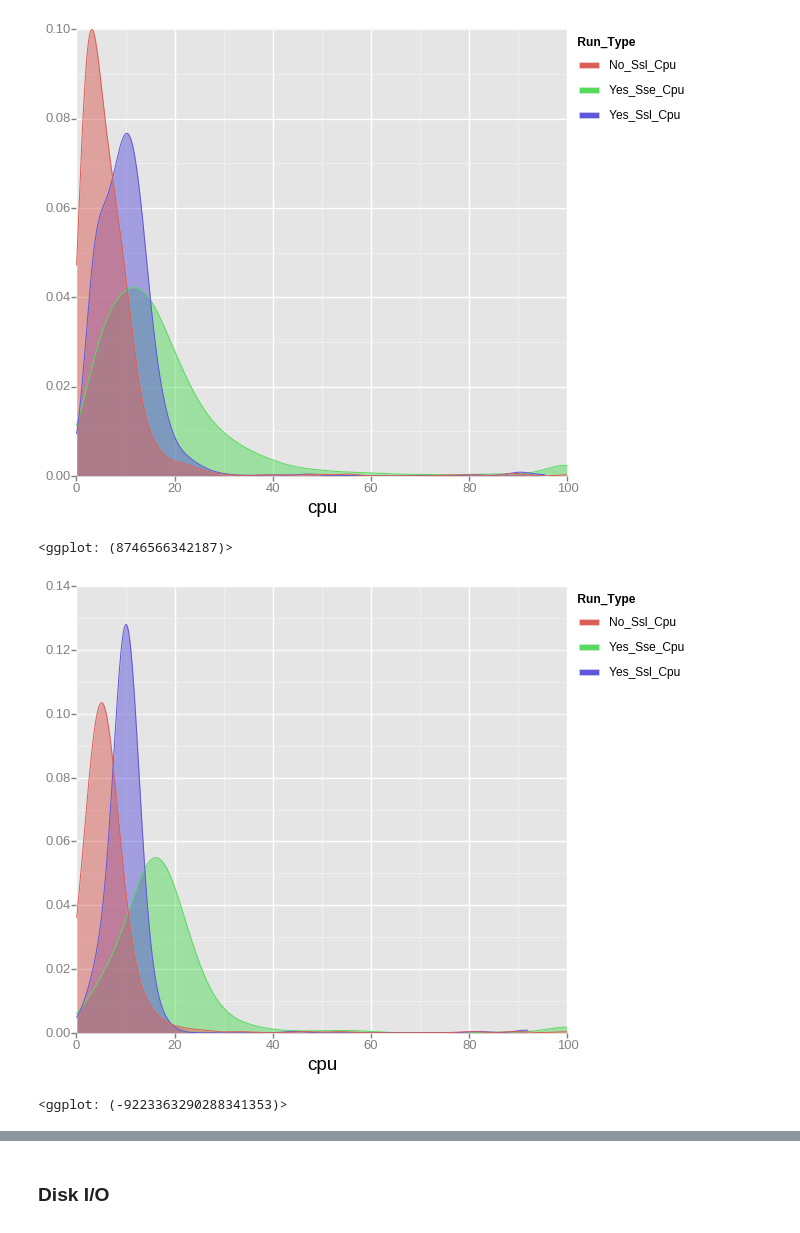
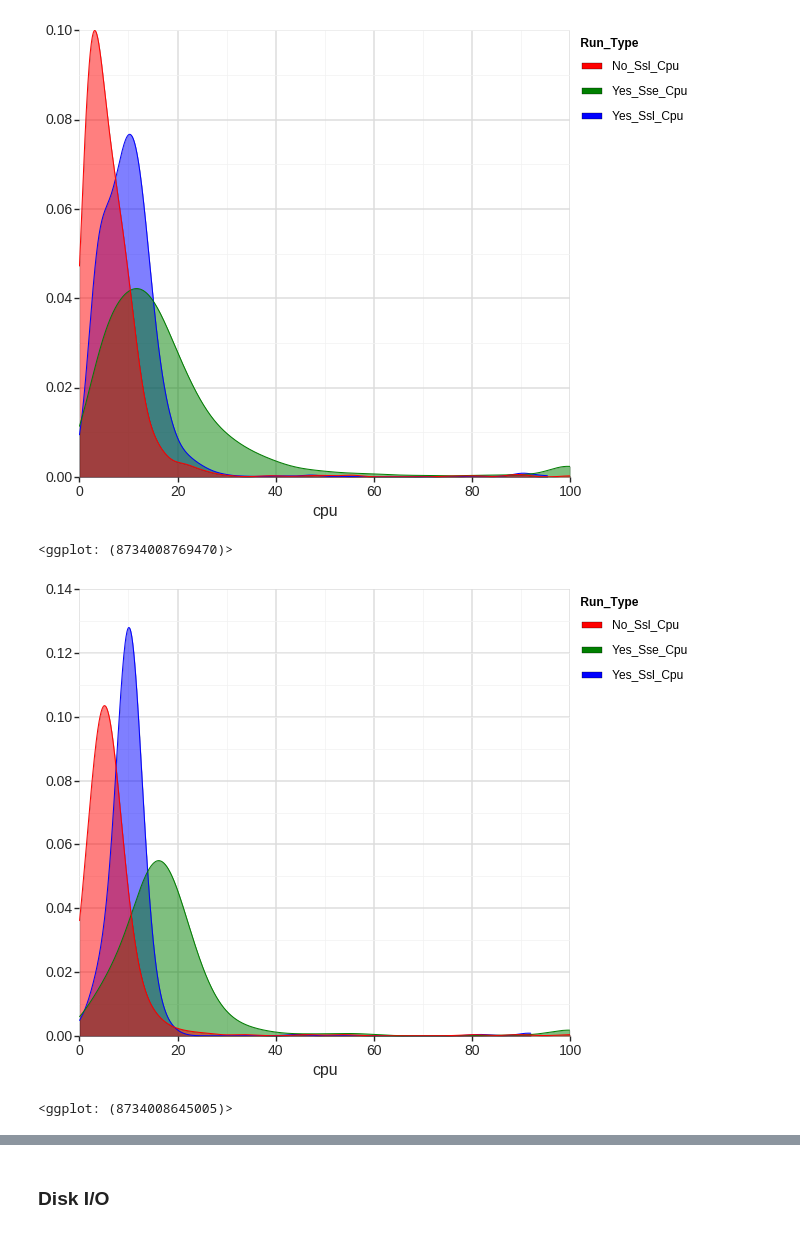
Before and after one commit to philipsoutham/aws-encryption-performance, a Jupyter notebook: To crypto, or not to crypto...-Copy1.ipynb, the cells around one changed output, grey strips where cells are left out. Saved outputs shown, nothing was run; the diff lists cells and outputs as text; code cells hidden in the pictures.

```diff
--- a/To crypto, or not to crypto...-Copy1.ipynb
+++ b/To crypto, or not to crypto...-Copy1.ipynb
@@ -145,12 +95,13 @@ s
 # %%
-ggplot(aes(x='cpu',  color='run_type', fill='run_type'), data=df) + geom_density(alpha=.5)
+ggplot(aes(x='cpu',  color='run_type', fill='run_type'), data=df) +\
+geom_density(alpha=.5)+scale_color_manual(values=["red", "green", "blue"])+theme_seaborn(context='talk',style="whitegrid")
 # %% [output]
-[figure, old version]
+[figure, new version]
-<ggplot: (8746566342187)>
+<ggplot: (8734008769470)>
 # %%
 p=ggplot(aes(x='cpu',  color='run_type', fill='run_type'), data=data)
-p+ geom_density(alpha=.5)
+p+ geom_density(alpha=.5)+scale_color_manual(values=["red", "green", "blue"])+theme_seaborn(context='talk',style="whitegrid")
 # %% [output]
-[figure, old version]
+[figure, new version]
-<ggplot: (-9223363290288341353)>
+<ggplot: (8734008645005)>
 # %%
```
Also changed, not shown: parts of 45 cells of this notebook.
